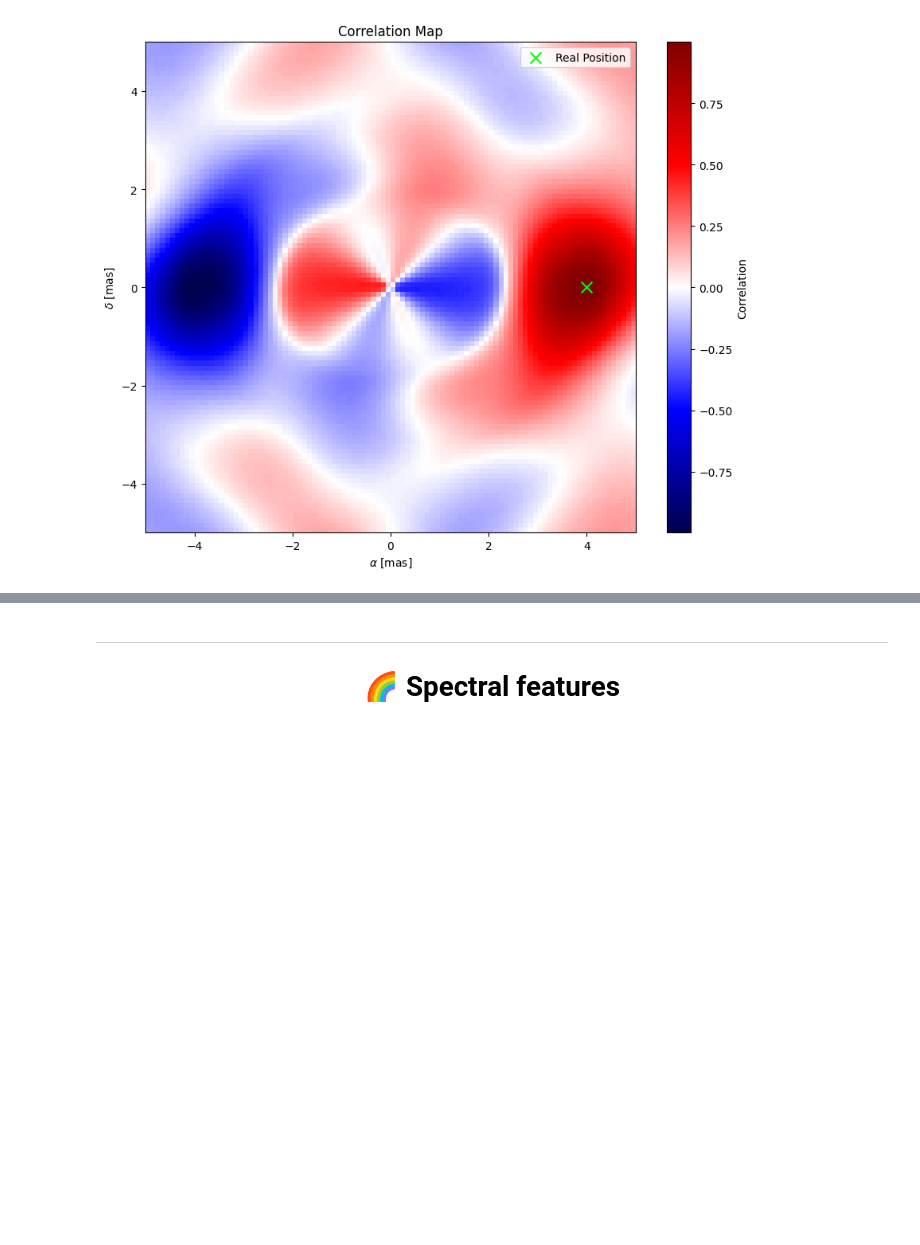
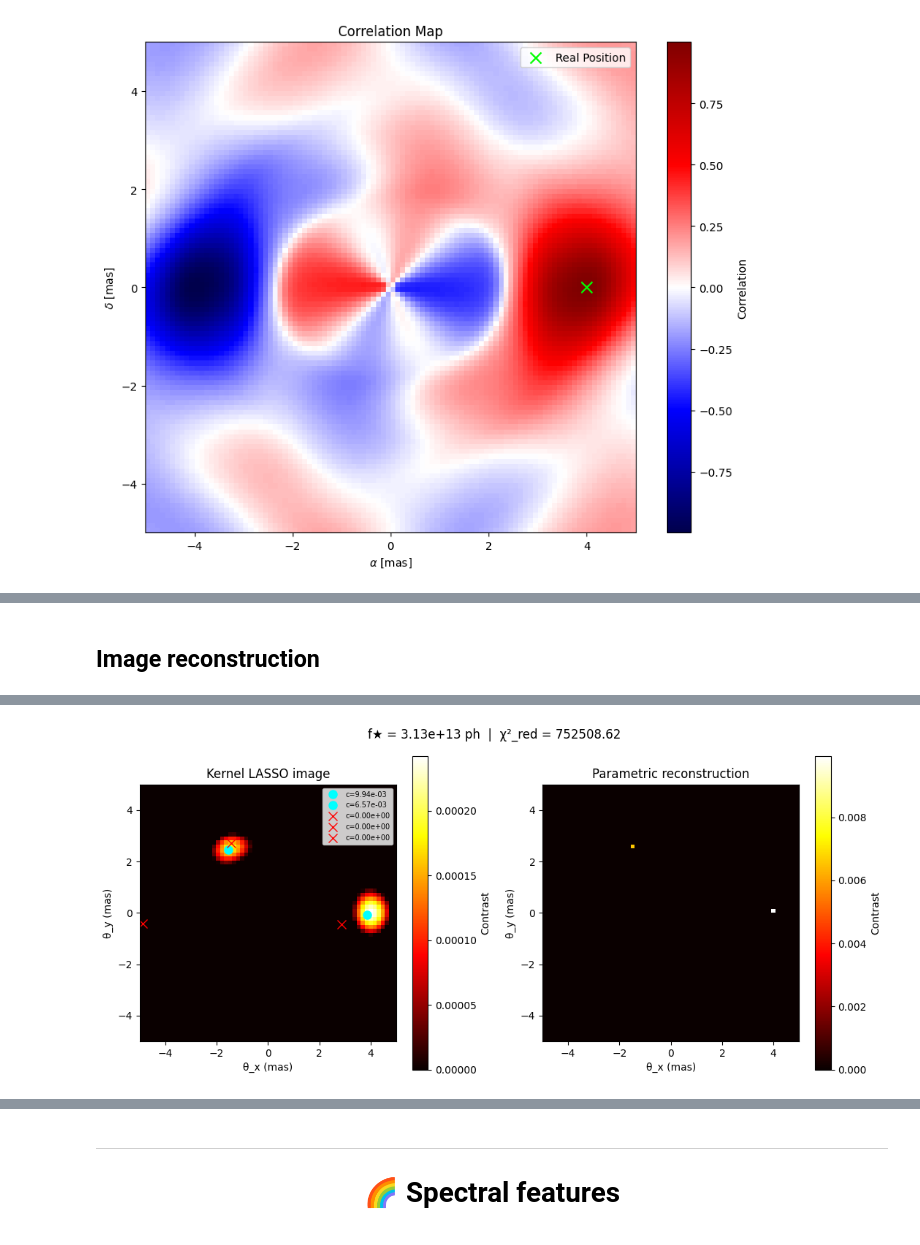
Before and after one commit to VForiel/PhD-Theory, a Jupyter notebook: Thesis.ipynb, the cells around one changed output, grey strips where cells are left out. Saved outputs shown, nothing was run; the diff lists cells and outputs as text; code cells hidden in the pictures; blank space fills up the shorter version.

```diff
--- a/Thesis.ipynb
+++ b/Thesis.ipynb
@@ -1547,0 +1556,77 @@ Computing correlation map (100x100)...
+# %% [markdown]
+## Image reconstruction
+# %%
+from src import analysis
+from phise import Context
+from phise import Companion
+import astropy.units as u
+import numpy as np
+from copy import deepcopy as copy
+
+ctx = Context.get_VLTI()
+ctx.Γ = 1 * u.nm
+ctx.Δh = 24 * u.hourangle
+ctx.interferometer.camera.e = 5 * u.min
+ctx.interferometer.λ = 1.55 * u.um
+ctx.interferometer.chip.φ = np.zeros(14) * u.nm
+ctx.interferometer.chip.σ = np.zeros(14) * u.nm
+ctx.target.companions[0].c = 1e-2
+ctx.target.companions.append(
+    Companion(
+        c=5e-3,
+        ρ=3*u.mas,
+        θ=120*u.deg,
+    )
+)
+ctx.target.companions.append(
+    Companion(
+        c=1e-3,
+        ρ=3*u.mas,
+        θ=120*u.deg,
+    )
+)
+ctx.target.companions.append(
+    Companion(
+        c=5e-4,
+        ρ=3*u.mas,
+        θ=120*u.deg,
+    )
+)
+ctx.target.companions.append(
+    Companion(
+        c=1e-4,
+        ρ=3*u.mas,
+        θ=120*u.deg,
+    )
+)
+ctx.monochromatic = True
+
+piston_rms = ctx.Γ.to(u.nm).value
+fov = ctx.interferometer.fov.to(u.mas).value
+M = 64  # Résolution des cartes de transmission
+
+# Data generation
+h_range = ctx.get_h_range()
+data = np.empty((len(h_range), 10))
+maps = np.empty((len(h_range), 10, M, M))
+
+for i, h in enumerate(h_range):
+    ctx_h = copy(ctx)
+    ctx_h.h = h
+
+    # Observe : 7 sorties brutes [Bright, D1, D2, D3, D4, D5, D6]
+    raw_outs = ctx_h.observe()
+    # Calcul des 3 kernels [K1, K2, K3]
+    kernels = ctx_h.interferometer.chip.process_outputs(raw_outs)
+    data[i] = np.concatenate([raw_outs, kernels])
+
+    # Cartes de transmission : raw (7, M, M) + processed (3, M, M)
+    raw_maps, kernel_maps = ctx_h.get_transmission_maps(N=M)
+    maps[i] = np.concatenate([raw_maps, kernel_maps], axis=0)  # (10, M, M)
+
+print(f'data shape: {data.shape}')   # (N, 10)
+print(f'maps shape: {maps.shape}')   # (N, 10, M, M)
+
+results = analysis.image_reconstruction.clean.reconstruct(data, maps, piston_rms, fov)
+analysis.image_reconstruction.clean.plot_results(results, fov)
+# %% [output]
@@ -1547,0 +1650 @@ Computing correlation map (100x100)...
+[figure, added]
```
Also changed, not shown: parts of 5 cells of this notebook, 4 other files.
